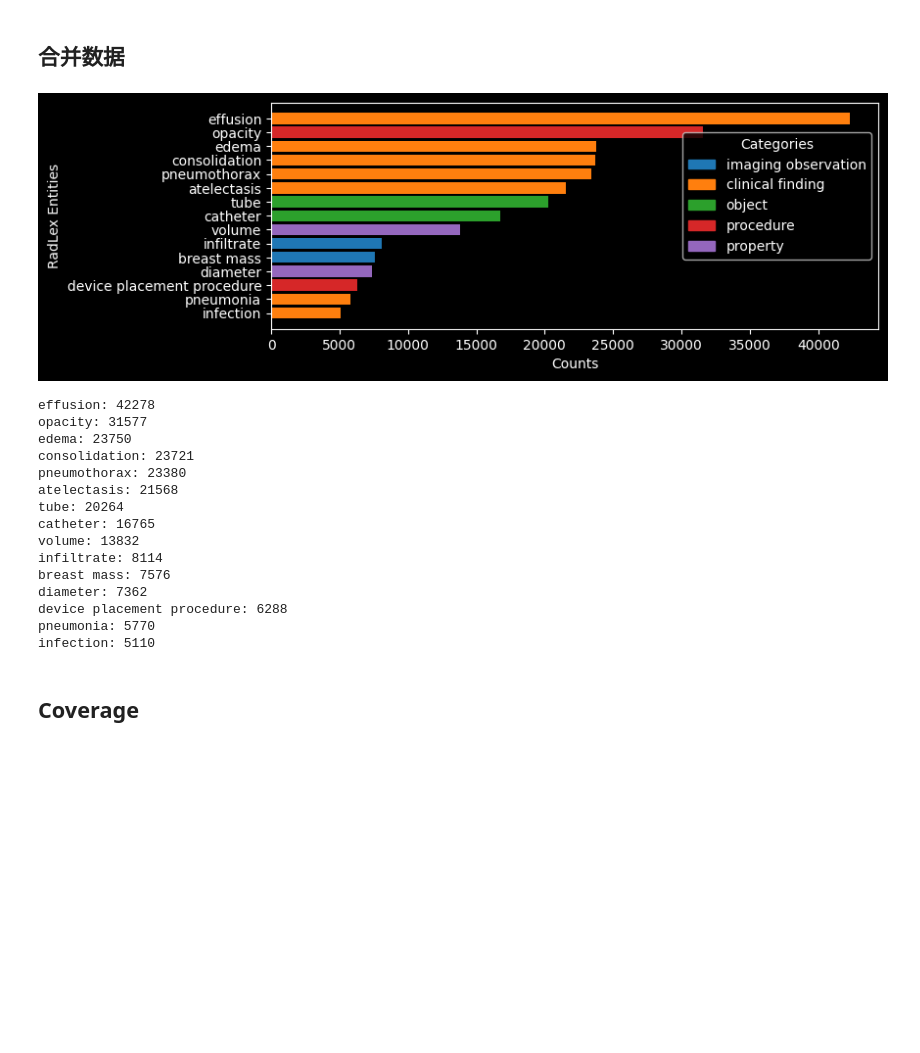
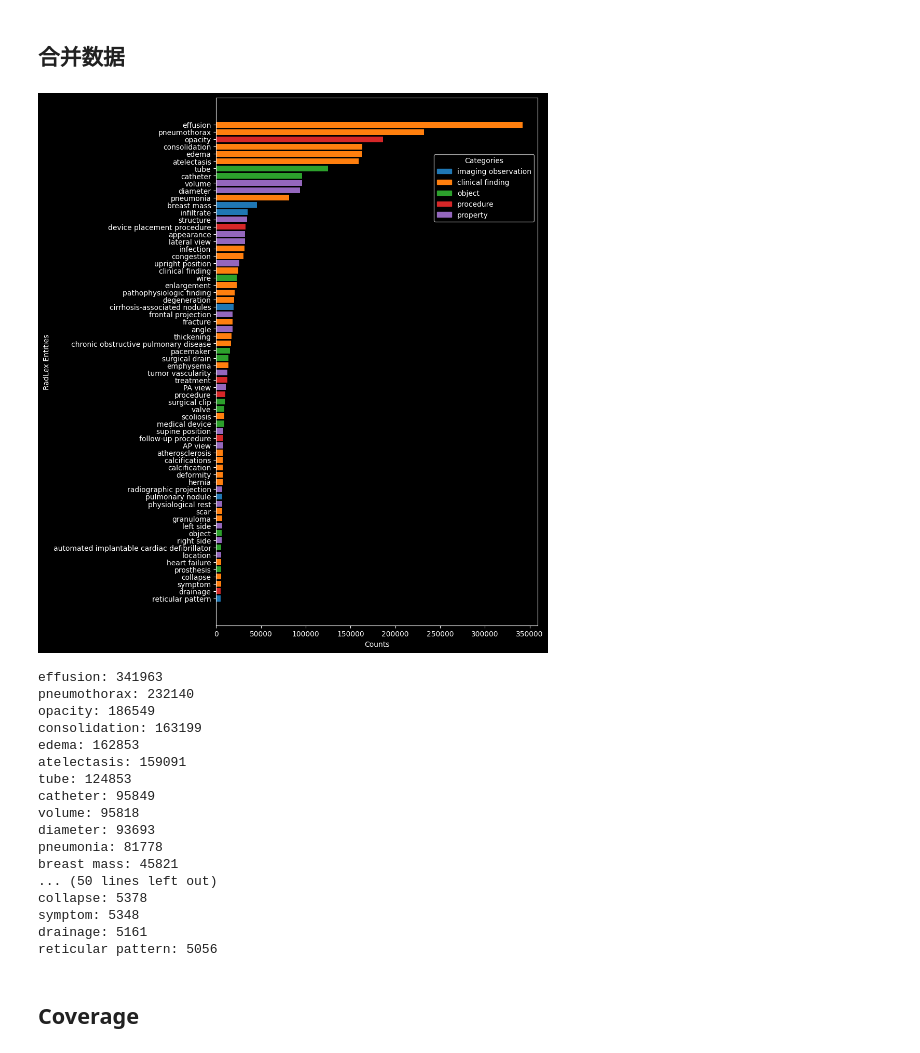
Before and after one commit to yxliao95/arrg_preprocessing, a Jupyter notebook: 5_analysis.ipynb, the cells around one changed output. Saved outputs shown, nothing was run; the diff lists cells and outputs as text; code cells hidden in the pictures; blank space fills up the shorter version.

Commit message:
build ds_graph_all dataset

```diff
--- a/5_analysis.ipynb
+++ b/5_analysis.ipynb
@@ -133,2 +133,6 @@ http://radlex.org/RID/RID35591: string-of-pearls sign of bowel
 # %% [markdown]
 # Analyse
+# %%
+data_path = "/home/yuxiang/liao/workspace/arrg_preprocessing/outputs/interpret_sents/combined_results/combine_final"
+ds = datasets.load_from_disk(data_path)
+ds
@@ -134,0 +144,12 @@ http://radlex.org/RID/RID35591: string-of-pearls sign of bowel
+# %%
+radlex_dockey_dict = defaultdict(list)
+radlex_sentkey_dict = defaultdict(list)
+
+for data_row in tqdm(ds):
+    doc_key = data_row["doc_key"]  # train#0#impression
+    for sent_idx, sent in enumerate(data_row["radlex"]):
+        for radlex_item in sent:
+            # {"char_indices": [20, 31], "match_type": "fuzzy_lemma", "matched_text": "parenchymal", "radlex_id": "http://radlex.org/RID/RID5978", "radlex_name": "parenchyma", "tok_indices": [2, 3]}
+            radlex_node = radlex_nodes_dict[radlex_item["radlex_id"]]
+            radlex_dockey_dict[radlex_node].append(doc_key)
+            radlex_sentkey_dict[radlex_node].append((doc_key, sent_idx))
@@ -519,7 +633,7 @@ aggregrated_nodes, aggregrated_dockey_sets = [], []
 for node, key_set in tqdm(sorted(zip(nodes, dockey_sets), key=lambda x: len(x[1]), reverse=True)):
 
     is_parent_exist = False
-    for parent_node in node.all_parents:
+    for parent_node in sorted(node.all_parents, key=lambda x: x.tree_level, reverse=True):
         if parent_node in aggregrated_nodes:
             idx = aggregrated_nodes.index(parent_node)
             aggregrated_dockey_sets[idx].update(key_set)
@@ -544,49 +658,51 @@ assert len(labels) == len(counts) == len(colours)
 threshold = 5000
 if threshold:
     counts = [count for count in counts if count > threshold]
     labels = labels[: len(counts)]
     colours = colours[: len(counts)]
 
 # if top_percent:
 #     top_n = int(len(labels) * top_percent)
 #     labels = labels[:top_n]
 #     counts = counts[:top_n]
 
 # Create the bar chart
 plt.figure(figsize=(8, len(labels) * 0.2))  # 动态调整高度，0.2 是每个条目的高度，可以调整
 
 plt.barh(labels, counts, color=colours)
 plt.xlabel("Counts")
 plt.ylabel("RadLex Entities")
 plt.gca().invert_yaxis()  # Invert y-axis to have the highest count on top
 # plt.tight_layout()  # 自动调整布局以防止重叠
 
 legend_patches = [Patch(color=colour_map[category_idx], label=category_name) for category_idx, category_name in enumerate(inclusive.values())]
 plt.legend(handles=legend_patches, title="Categories", loc="upper right", bbox_to_anchor=(1, 0.9))
 
 
 plt.show()
 
 
 for label, count in zip(labels, counts):
     print(f"{label}: {count}")
 # %% [output]
-[figure, old version]
+[figure, new version]
-effusion: 42278
-opacity: 31577
-edema: 23750
-consolidation: 23721
-pneumothorax: 23380
-atelectasis: 21568
-tube: 20264
-catheter: 16765
-volume: 13832
-infiltrate: 8114
-breast mass: 7576
-diameter: 7362
-device placement procedure: 6288
-pneumonia: 5770
-infection: 5110
+effusion: 341963
+pneumothorax: 232140
+opacity: 186549
+consolidation: 163199
+edema: 162853
+atelectasis: 159091
+tube: 124853
+catheter: 95849
+volume: 95818
+diameter: 93693
+pneumonia: 81778
+breast mass: 45821
+... (50 lines left out)
+collapse: 5378
+symptom: 5348
+drainage: 5161
+reticular pattern: 5056
 # %% [markdown]
 ## Coverage
 # %%
```
Also changed, not shown: parts of 17 cells of this notebook, 3 other files.
